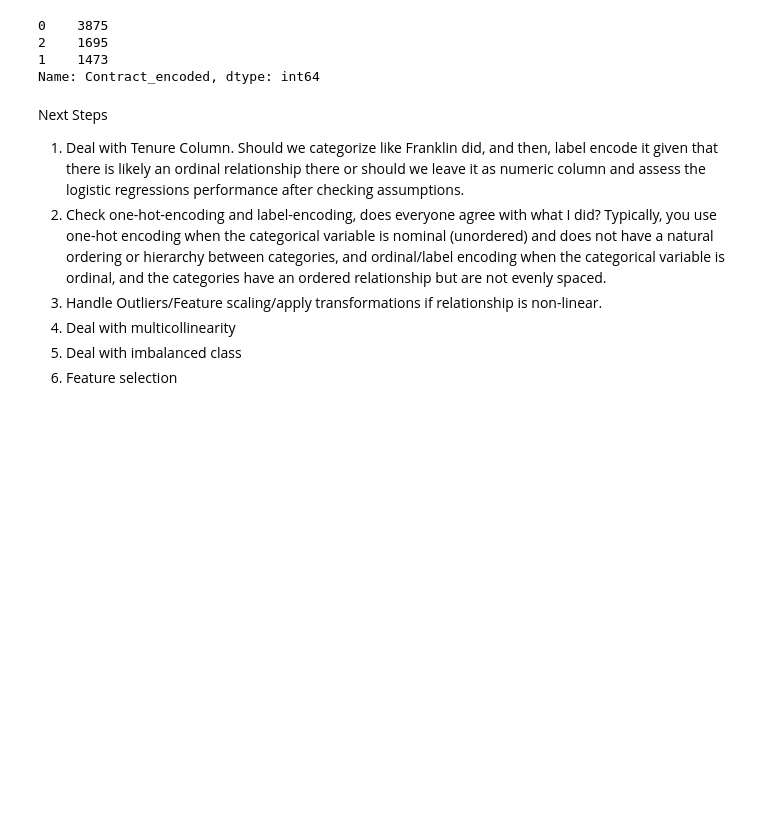
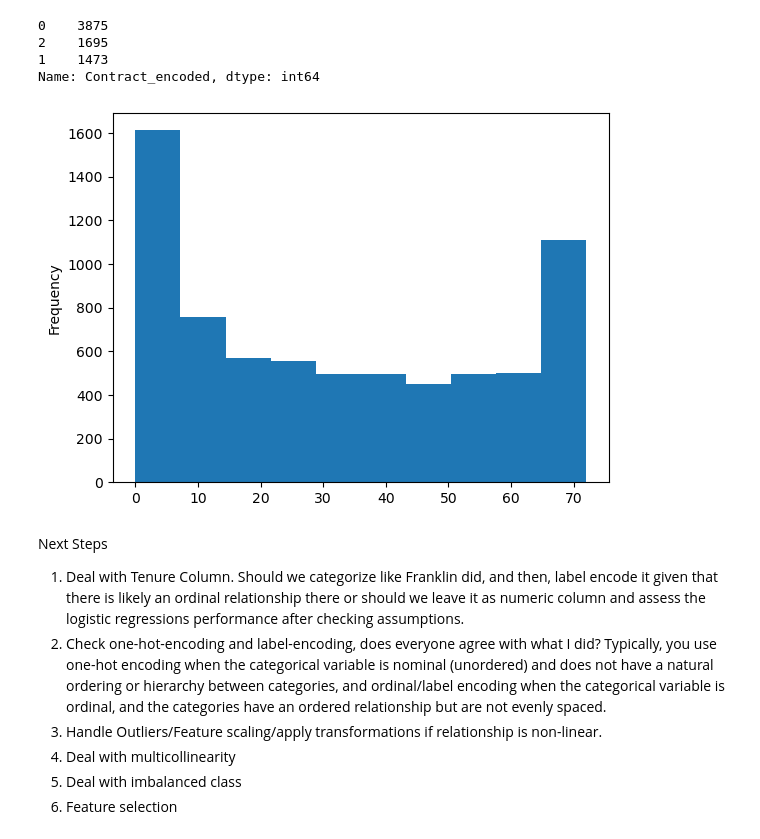
Before and after one commit to franklinjtan/Teleco-Churn-Management-Dashboard, a Jupyter notebook: code/Telecom_EDA_Feature_Engineering.ipynb, the cells around one changed output. Cells and saved outputs as stored; diff of their text form; code cells hidden in the pictures; blank space fills up the shorter version.

```diff
--- a/code/Telecom_EDA_Feature_Engineering.ipynb
+++ b/code/Telecom_EDA_Feature_Engineering.ipynb
@@ -480,6 +491,10 @@ df2['Contract_encoded'].value_counts()
 Name: Contract_encoded, dtype: int64
 # %%
 ## Deal with Tenure
+df2['tenure'].plot.hist()
+plt.show()
+# %% [output]
+[figure, added]
 # %% [markdown]
 Next Steps
 1. Deal with Tenure Column. Should we categorize like Franklin did, and then, label encode it given that there is likely an ordinal relationship there or should we leave it as numeric column and assess the logistic regressions performance after checking assumptions.
```
Also changed, not shown: parts of 17 cells of this notebook, 1 other file.
